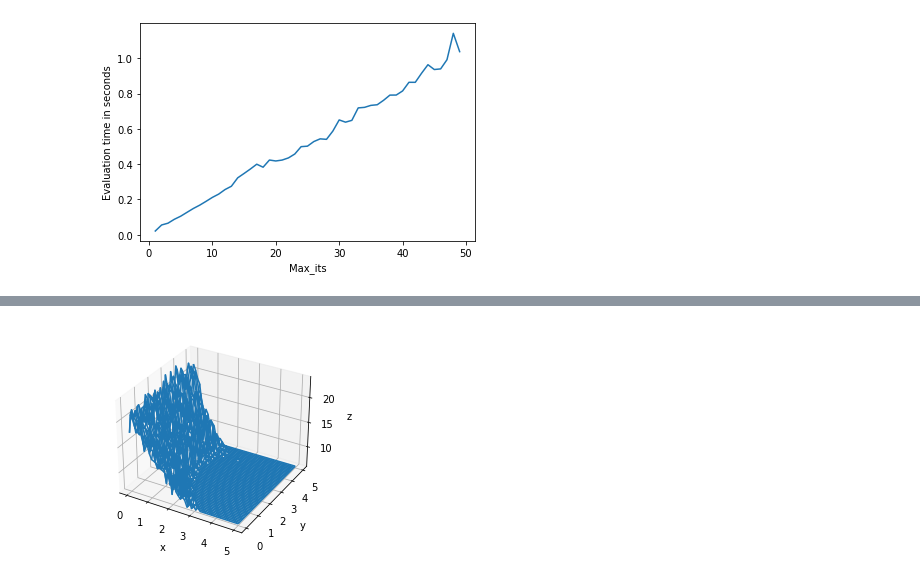
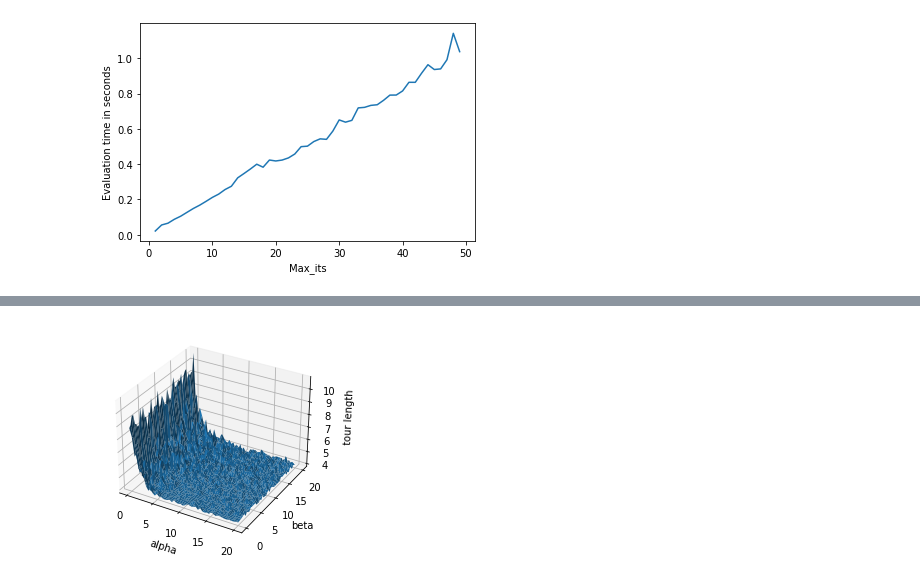
Before and after one commit to Pullabhatla/M2R, a Jupyter notebook: notebooks/ant_colony.ipynb, the cells around one changed output, grey strips where cells are left out. Drawn from its saved outputs; the diff is of its cells as text; code cells hidden in the pictures.

```diff
--- a/notebooks/ant_colony.ipynb
+++ b/notebooks/ant_colony.ipynb
@@ -46,23 +44,23 @@ plt.show()
 # %%
-map = gen_poly(20)
+map = gen_ran(20)
 
-alpha = np.linspace(0,5)
-beta = np.linspace(0,5)
+alpha = np.linspace(0,20)
+beta = np.linspace(0,20)
 A, B = np.meshgrid(alpha, beta)
 
 def f(a, b):
-    return ant_colony(map, a, b, 5, 0.2, 1, 10).cost()
+    return ant_colony(map, a, b, 4, 0.2, 1, 10).cost()
 
 
 T = np.array([[f(a, b) for b in beta] for a in alpha])
 
 fig = plt.figure()
 ax = plt.axes(projection='3d')
-ax.plot_wireframe(A, B, T)
-ax.set_xlabel('x')
-ax.set_ylabel('y')
-ax.set_zlabel('z')
+ax.plot_surface(A, B, T)
+ax.set_xlabel('alpha')
+ax.set_ylabel('beta')
+ax.set_zlabel('tour length')
 
 T = np.array([[f(a, b) for b in beta] for a in alpha])
 # %% [output]
-[figure, old version]
+[figure, new version]
```
Also changed, not shown: parts of 6 cells of this notebook, 1 other file.
